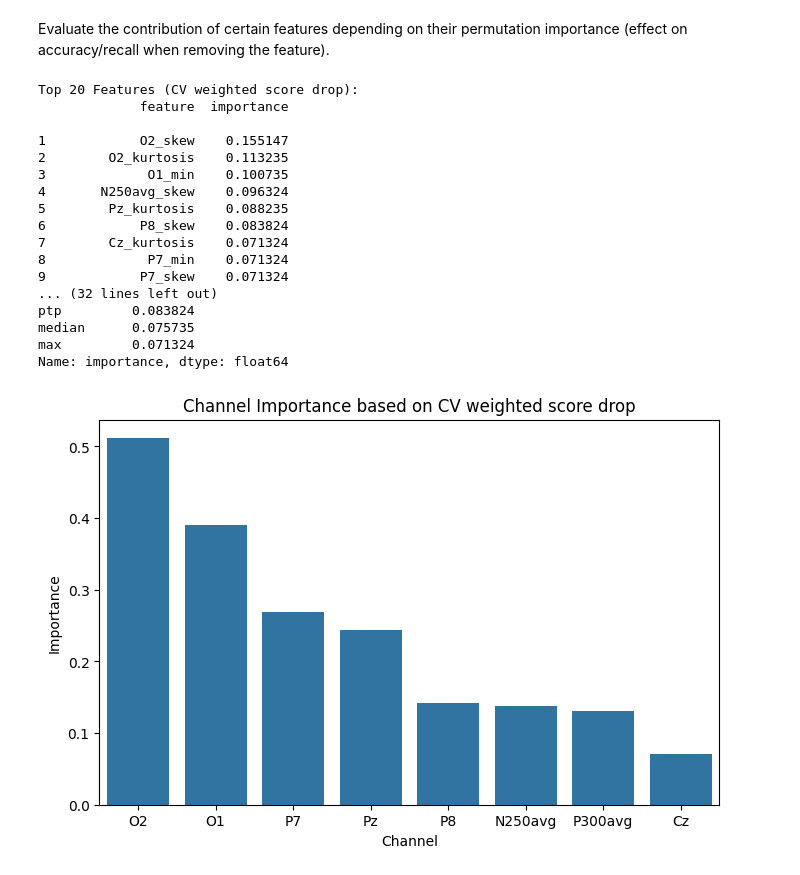
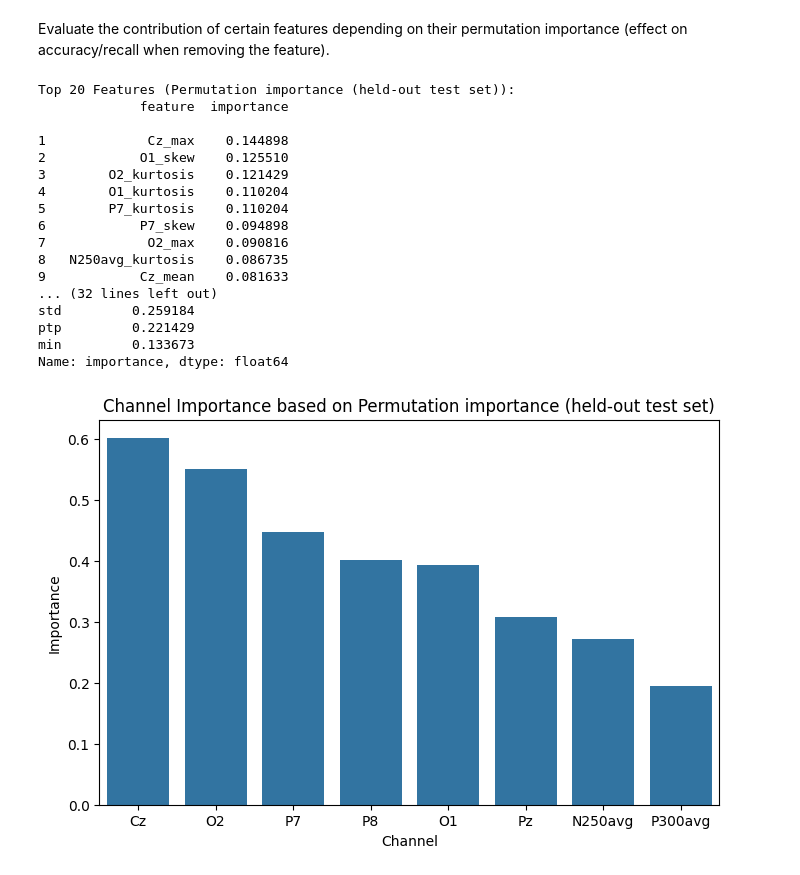
Before and after one commit to YouniPark/FYDP-rename_later-, a Jupyter notebook: poc/eeg_analysis/Classifier_Training.ipynb, the cells around one changed output. Saved outputs shown, nothing was run; the diff lists cells and outputs as text; code cells hidden in the pictures.

```diff
--- a/poc/eeg_analysis/Classifier_Training.ipynb
+++ b/poc/eeg_analysis/Classifier_Training.ipynb
@@ -198,7 +238,8 @@ Experiments included: ['3' '5' '6A' '6B' '7']
 
 scaler = StandardScaler()
 X_train_scaled = scaler.fit_transform(X_train)
-X_test_scaled = scaler.transform(X_test)
+if test_size > 0:
+    X_test_scaled = scaler.transform(X_test)
 
 print("Scaled ERP Feature Data Info:")
 print(pd.DataFrame(X_train_scaled, columns=X_train.columns).head())
@@ -267,12 +353,20 @@ def evaluate_train_and_cv(
     n_splits,
     scoring=("accuracy", "recall"),
     detailed_train_report=False,
+    sample_weight=None,
 ):
     """Train the model, evaluate on training set, and perform cross-validation with detailed results."""
+    import inspect
+
     if isinstance(model, (tuple, list)):
         model = model[0]
 
-    model.fit(X_train, y_train)
+    supports_sw = "sample_weight" in inspect.signature(model.fit).parameters
+
+    if sample_weight is not None and supports_sw:
+        model.fit(X_train, y_train, sample_weight=sample_weight)
+    else:
+        model.fit(X_train, y_train)
 
     y_train_pred = None
     if hasattr(model, "predict"):
@@ -294,7 +388,7 @@ def evaluate_train_and_cv(
     else:
         print(f"{name} Training Recall: {train_recall:.3f}")
 
-    cv_results = cross_validate_with_folds(model, X_train, y_train, n_splits, scoring)
+    cv_results = cross_validate_with_folds(model, X_train, y_train, n_splits, scoring, sample_weight=sample_weight)
 
     if detailed_train_report and y_train_pred is not None:
         print("\nDetailed Training Classification Report:")
@@ -362,8 +456,8 @@ def evaluate_test_set(name, model, X_test, y_test):
 # gamma (kernel coefficient): scale (default), auto, or float value ()
 # class_weight (weight of classes): None (default), 'balanced', or dict
 
-svm = SVC(kernel='rbf', C=10, gamma='scale', random_state=42, class_weight=custom_class_weight)
-svm, _ = evaluate_train_and_cv("SVM", svm, X_train_scaled, y_train, k_fold_cv, detailed_train_report=True)
+svm = SVC(kernel='rbf', C=11, gamma='scale', random_state=42, class_weight=custom_class_weight)
+svm, _ = evaluate_train_and_cv("SVM", svm, X_train_scaled, y_train, k_fold_cv, detailed_train_report=True, sample_weight=sample_weight_train)
 # %% [output]
 ==================================================
 Model Training and Evaluation
@@ -784,8 +878,8 @@ def feature_importance_analysis(
     X_train_scaled,
     y_train,
     X_train,
-    X_test_scaled,
-    y_test,
+    X_test_scaled=None,
+    y_test=None,
     method="cv",
     metric_weights=None,
     n_repeats=10,
@@ -803,7 +897,7 @@ def feature_importance_analysis(
     scorer = make_scorer(weighted_score)
 
     if method == "cv":
-        skf = StratifiedKFold(n_splits=n_cv_split, shuffle=True, random_state=42)
+        skf = StratifiedKFold(n_splits=k_fold_cv, shuffle=True, random_state=42)
         baseline = cross_val_score(model, X_train_scaled, y_train, cv=skf, scoring=scorer).mean()
 
         importances = []
@@ -867,31 +961,31 @@ def feature_importance_analysis(
 # %%
 ## SVM feature importance analysis
 feature_importance_analysis(
     svm,
     X_train_scaled,
     y_train,
     X_train,
     X_test_scaled,
     y_test,
-    method="cv",
+    method="permutation",
     metric_weights=metric_weights,
 )
 # %% [output]
-Top 20 Features (CV weighted score drop):
+Top 20 Features (Permutation importance (held-out test set)):
              feature  importance
 
-1            O2_skew    0.155147
-2        O2_kurtosis    0.113235
-3             O1_min    0.100735
-4       N250avg_skew    0.096324
-5        Pz_kurtosis    0.088235
-6            P8_skew    0.083824
-7        Cz_kurtosis    0.071324
-8             P7_min    0.071324
-9            P7_skew    0.071324
+1             Cz_max    0.144898
+2            O1_skew    0.125510
+3        O2_kurtosis    0.121429
+4        O1_kurtosis    0.110204
+5        P7_kurtosis    0.110204
+6            P7_skew    0.094898
+7             O2_max    0.090816
+8   N250avg_kurtosis    0.086735
+9            Cz_mean    0.081633
 ... (32 lines left out)
-ptp         0.083824
-median      0.075735
-max         0.071324
+std         0.259184
+ptp         0.221429
+min         0.133673
 Name: importance, dtype: float64
-[figure, old version]
+[figure, new version]
```
Also changed, not shown: parts of 21 cells of this notebook, 16 other files.
